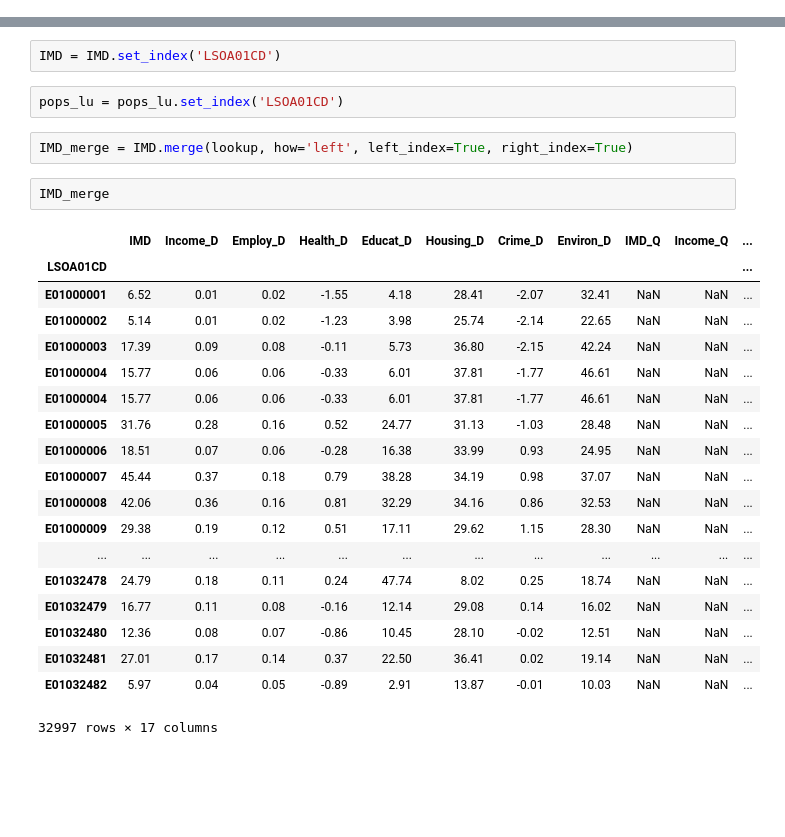
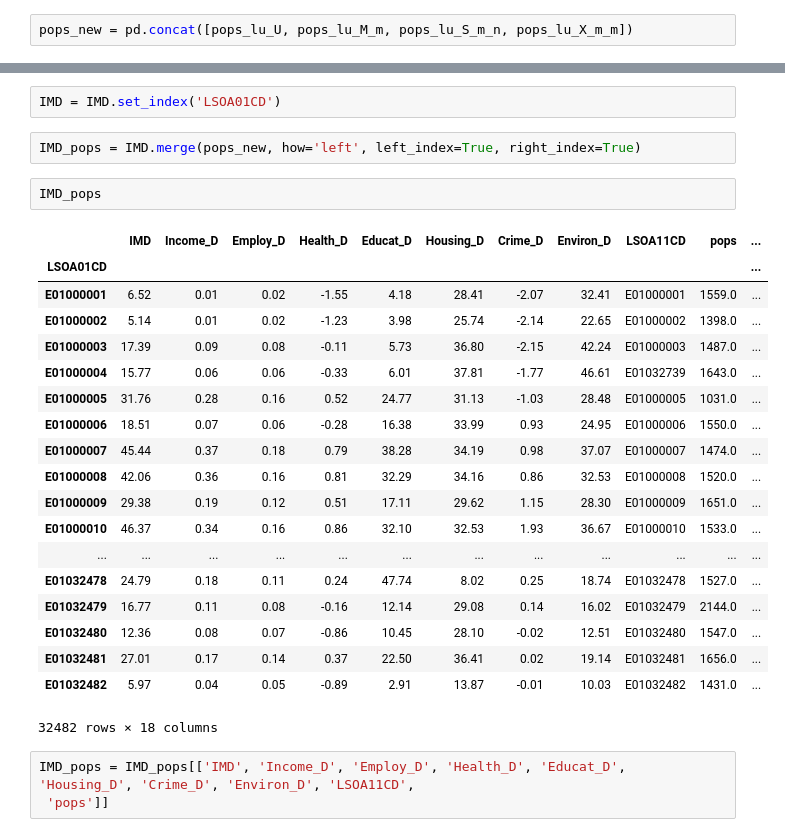
Before and after one commit to annalisasheehan/ICL_Diabetes, a Jupyter notebook: IMD04_LAD01.ipynb, the cells around one changed output, grey strips where cells are left out. Cells and saved outputs as stored; diff of their text form; blank space fills up the shorter version.

```diff
--- a/IMD04_LAD01.ipynb
+++ b/IMD04_LAD01.ipynb
@@ -217,0 +608,2 @@ pops_lu_U
+# %%
+pops_new = pd.concat([pops_lu_U, pops_lu_M_m, pops_lu_S_m_n, pops_lu_X_m_m])
@@ -245,29 +664,30 @@ IMD
 IMD = IMD.rename(columns={'SOA':'LSOA01CD'})
 # %%
 IMD = IMD.set_index('LSOA01CD')
-# %%
-pops_lu = pops_lu.set_index('LSOA01CD')
 # %%
-IMD_merge = IMD.merge(lookup, how='left', left_index=True, right_index=True)
+IMD_pops = IMD.merge(pops_new, how='left', left_index=True, right_index=True)
-# %%
-IMD_merge
-# %% [output]
-|  | IMD | Income_D | Employ_D | Health_D | Educat_D | Housing_D | Crime_D | Environ_D | IMD_Q | Income_Q | ... |
-| LSOA01CD |  |  |  |  |  |  |  |  |  |  | ... |
-| E01000001 | 6.52 | 0.01 | 0.02 | -1.55 | 4.18 | 28.41 | -2.07 | 32.41 | NaN | NaN | ... |
-| E01000002 | 5.14 | 0.01 | 0.02 | -1.23 | 3.98 | 25.74 | -2.14 | 22.65 | NaN | NaN | ... |
-| E01000003 | 17.39 | 0.09 | 0.08 | -0.11 | 5.73 | 36.80 | -2.15 | 42.24 | NaN | NaN | ... |
-| E01000004 | 15.77 | 0.06 | 0.06 | -0.33 | 6.01 | 37.81 | -1.77 | 46.61 | NaN | NaN | ... |
-| E01000004 | 15.77 | 0.06 | 0.06 | -0.33 | 6.01 | 37.81 | -1.77 | 46.61 | NaN | NaN | ... |
-| E01000005 | 31.76 | 0.28 | 0.16 | 0.52 | 24.77 | 31.13 | -1.03 | 28.48 | NaN | NaN | ... |
-| E01000006 | 18.51 | 0.07 | 0.06 | -0.28 | 16.38 | 33.99 | 0.93 | 24.95 | NaN | NaN | ... |
-| E01000007 | 45.44 | 0.37 | 0.18 | 0.79 | 38.28 | 34.19 | 0.98 | 37.07 | NaN | NaN | ... |
-| E01000008 | 42.06 | 0.36 | 0.16 | 0.81 | 32.29 | 34.16 | 0.86 | 32.53 | NaN | NaN | ... |
-| E01000009 | 29.38 | 0.19 | 0.12 | 0.51 | 17.11 | 29.62 | 1.15 | 28.30 | NaN | NaN | ... |
-| ... | ... | ... | ... | ... | ... | ... | ... | ... | ... | ... | ... |
-| E01032478 | 24.79 | 0.18 | 0.11 | 0.24 | 47.74 | 8.02 | 0.25 | 18.74 | NaN | NaN | ... |
-| E01032479 | 16.77 | 0.11 | 0.08 | -0.16 | 12.14 | 29.08 | 0.14 | 16.02 | NaN | NaN | ... |
-| E01032480 | 12.36 | 0.08 | 0.07 | -0.86 | 10.45 | 28.10 | -0.02 | 12.51 | NaN | NaN | ... |
-| E01032481 | 27.01 | 0.17 | 0.14 | 0.37 | 22.50 | 36.41 | 0.02 | 19.14 | NaN | NaN | ... |
-| E01032482 | 5.97 | 0.04 | 0.05 | -0.89 | 2.91 | 13.87 | -0.01 | 10.03 | NaN | NaN | ... |
-32997 rows × 17 columns
+# %%
+IMD_pops
+# %% [output]
+|  | IMD | Income_D | Employ_D | Health_D | Educat_D | Housing_D | Crime_D | Environ_D | LSOA11CD | pops | ... |
+| LSOA01CD |  |  |  |  |  |  |  |  |  |  | ... |
+| E01000001 | 6.52 | 0.01 | 0.02 | -1.55 | 4.18 | 28.41 | -2.07 | 32.41 | E01000001 | 1559.0 | ... |
+| E01000002 | 5.14 | 0.01 | 0.02 | -1.23 | 3.98 | 25.74 | -2.14 | 22.65 | E01000002 | 1398.0 | ... |
+| E01000003 | 17.39 | 0.09 | 0.08 | -0.11 | 5.73 | 36.80 | -2.15 | 42.24 | E01000003 | 1487.0 | ... |
+| E01000004 | 15.77 | 0.06 | 0.06 | -0.33 | 6.01 | 37.81 | -1.77 | 46.61 | E01032739 | 1643.0 | ... |
+| E01000005 | 31.76 | 0.28 | 0.16 | 0.52 | 24.77 | 31.13 | -1.03 | 28.48 | E01000005 | 1031.0 | ... |
+| E01000006 | 18.51 | 0.07 | 0.06 | -0.28 | 16.38 | 33.99 | 0.93 | 24.95 | E01000006 | 1550.0 | ... |
+| E01000007 | 45.44 | 0.37 | 0.18 | 0.79 | 38.28 | 34.19 | 0.98 | 37.07 | E01000007 | 1474.0 | ... |
+| E01000008 | 42.06 | 0.36 | 0.16 | 0.81 | 32.29 | 34.16 | 0.86 | 32.53 | E01000008 | 1520.0 | ... |
+| E01000009 | 29.38 | 0.19 | 0.12 | 0.51 | 17.11 | 29.62 | 1.15 | 28.30 | E01000009 | 1651.0 | ... |
+| E01000010 | 46.37 | 0.34 | 0.16 | 0.86 | 32.10 | 32.53 | 1.93 | 36.67 | E01000010 | 1533.0 | ... |
+| ... | ... | ... | ... | ... | ... | ... | ... | ... | ... | ... | ... |
+| E01032478 | 24.79 | 0.18 | 0.11 | 0.24 | 47.74 | 8.02 | 0.25 | 18.74 | E01032478 | 1527.0 | ... |
+| E01032479 | 16.77 | 0.11 | 0.08 | -0.16 | 12.14 | 29.08 | 0.14 | 16.02 | E01032479 | 2144.0 | ... |
+| E01032480 | 12.36 | 0.08 | 0.07 | -0.86 | 10.45 | 28.10 | -0.02 | 12.51 | E01032480 | 1547.0 | ... |
+| E01032481 | 27.01 | 0.17 | 0.14 | 0.37 | 22.50 | 36.41 | 0.02 | 19.14 | E01032481 | 1656.0 | ... |
+| E01032482 | 5.97 | 0.04 | 0.05 | -0.89 | 2.91 | 13.87 | -0.01 | 10.03 | E01032482 | 1431.0 | ... |
+32482 rows × 18 columns
+# %%
+IMD_pops = IMD_pops[['IMD', 'Income_D', 'Employ_D', 'Health_D', 'Educat_D', 'Housing_D', 'Crime_D', 'Environ_D', 'LSOA11CD',
+ 'pops']]
```
Also changed, not shown: parts of 72 cells of this notebook.
